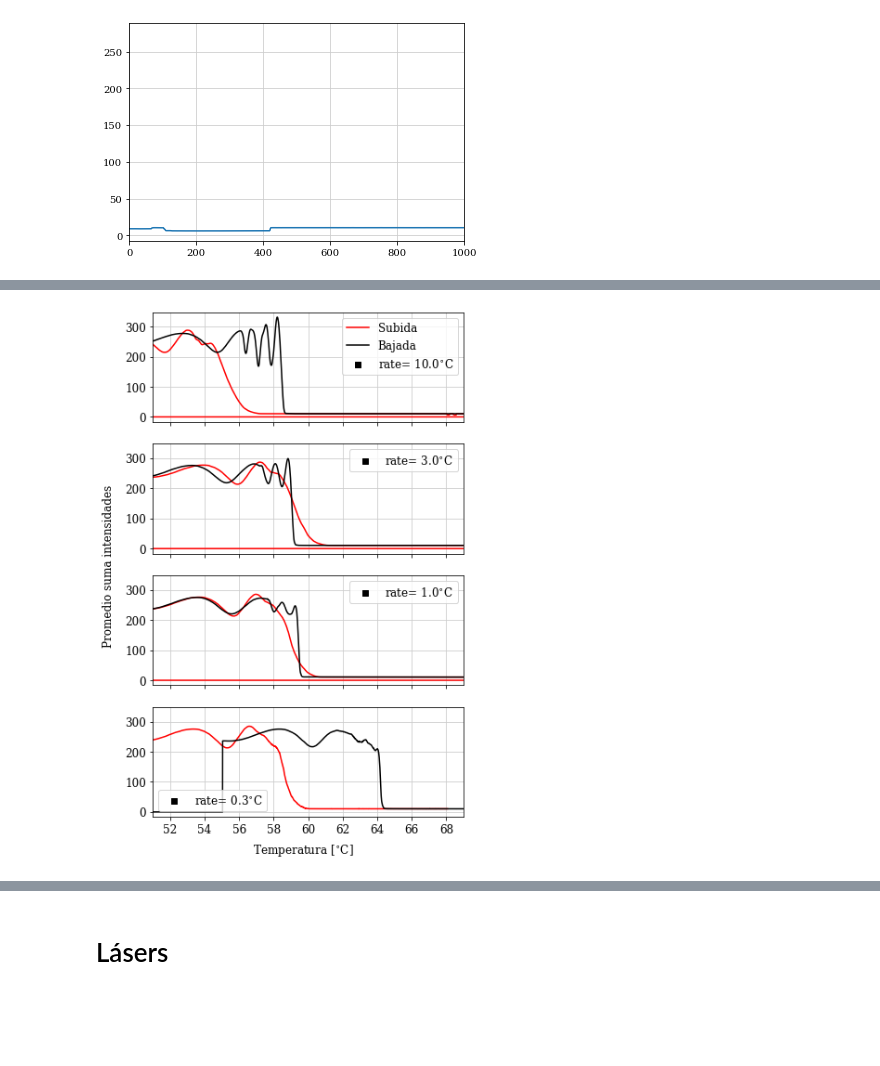
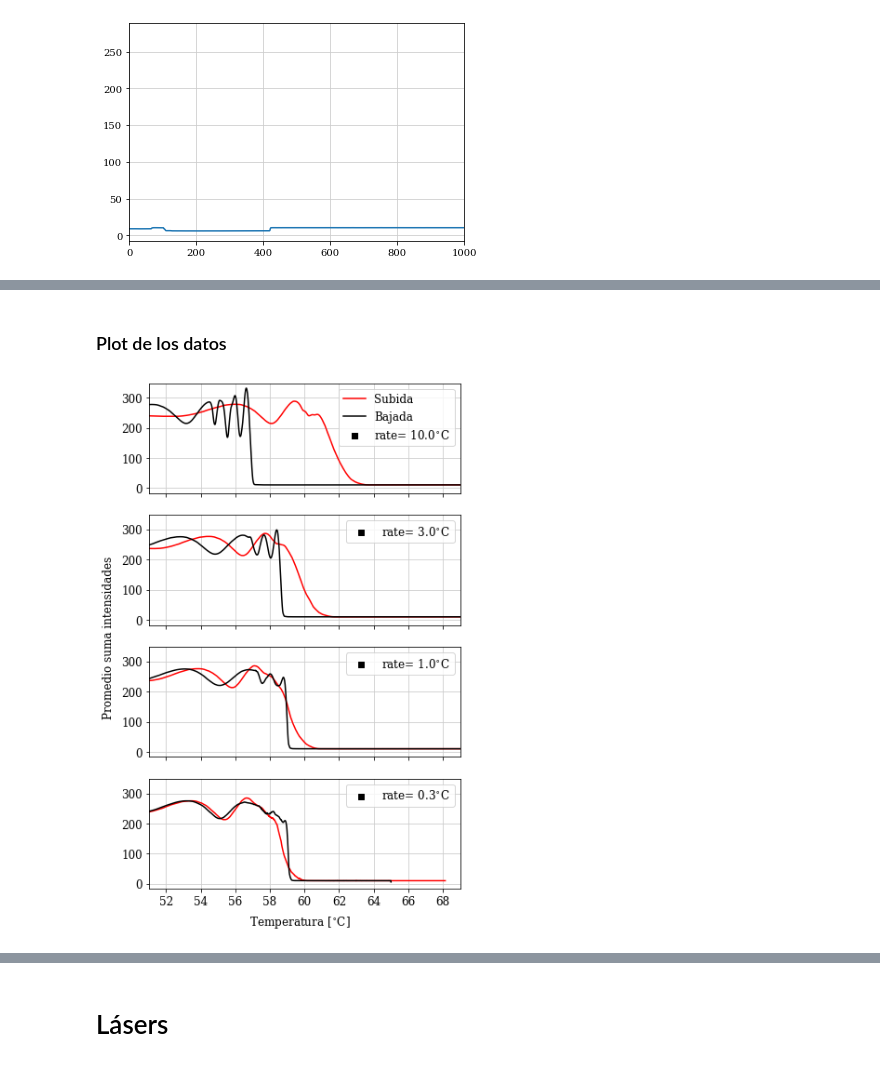
Before and after one commit to Wenupi/analysis-liquid_crystals, a Jupyter notebook: termo.ipynb, the cells around one changed output, grey strips where cells are left out. Saved outputs shown, nothing was run; the diff lists cells and outputs as text; code cells hidden in the pictures; blank space fills up the shorter version.

```diff
--- a/termo.ipynb
+++ b/termo.ipynb
@@ -451,37 +457,48 @@ for i, lim in zip(range(0, 8, 1), range_initial_frame):
     initial_frame[i] = int(np.where(np.diff(mean_array_S2[i])==np.max(np.diff(mean_array_S2[i])[lim[0]:lim[1]]))[0][0])
 
 rate_array = np.array([10, -10, 3, -3, 1, -1, 0.3, -0.3])
-T_lim_array = np.array([[50, 70],[70,50],[50, 70],[70,50],[50, 70],[70,50],[50, 70],[70,50]])  # celsius
+T_lim_array = np.array([[50, 70],[70,50],[50, 70],[70,50],[50, 70],[70,50],[50, 68],[65,50]])  # celsius. Los dos últimos fueron distintos (error al medir vid6)
+
+mean_array_S2F = []
+
+for i in range(0, 8, 1):
+    mean_array_S2F.append(mean_array_S2[i][:len(fps_array_S2[i])])  ############### USAR ESTE y no mean_array_S2 ###############
+
+mean_array_S2F = np.array(mean_array_S2F)
 
 T_array = np.zeros((8, np.max(fps_count_array)))
+T_arrayF = []
 
 for i in range(0, 8, 1):
     #np.isclose(temperature(fps_array_S2[i], initial_frame[i], T_lim_array[i][0], rate_array[i]), np.)
     #final_frame = temperature(fps_array_S2[i], initial_frame[i], T_lim_array[i][0], rate_array[i])
     T_array[i, :len(fps_array_S2[i])] = temperature(fps_array_S2[i], initial_frame[i], T_lim_array[i][0], rate_array[i])
+    T_arrayF.append(temperature(fps_array_S2[i], initial_frame[i], T_lim_array[i][0], rate_array[i]))
+
+T_arrayF = np.array(T_arrayF)
+# %% [markdown]
+### Plot de los datos
 # %%
 
 fig8, ax8 = plt.subplots(4, 1, figsize=(6, 10),
                         sharex=True, sharey=True)
 for i, j in zip(range(0, 8, 2), range(0, 4, 1)):
-    sup_lim_i = min(len(T_array[i,:]), len(mean_array_S2[i][int(initial_frame[i]):]))
-    sup_lim_i1 = min(len(T_array[i+1,:]), len(mean_array_S2[i+1][int(initial_frame[i+1]):]))
-
-    ax8[j].plot(T_array[i,:sup_lim_i], mean_array_S2[i][int(initial_frame[i]):][:sup_lim_i], color='red')
-    ax8[j].plot(T_array[i+1,:sup_lim_i1], mean_array_S2[i+1][int(initial_frame[i+1]):][:sup_lim_i1], color='black')
+    ax8[j].plot(T_arrayF[i][int(initial_frame[i]):], mean_array_S2F[i][int(initial_frame[i]):], color='red')
+    ax8[j].plot(T_arrayF[i+1][int(initial_frame[i+1]):], mean_array_S2F[i+1][int(initial_frame[i+1]):], color='black')
     ax8[j].scatter(0, 0, color='black', marker=',', label='rate= '+str(rate_array[i])+'$^{\circ}$C')
     ax8[0].plot(60,200, color='red', label='Subida')
     ax8[0].plot(60,200, color='black', label='Bajada')
 
     ax8[j].legend()
     ax8[j].set_xlim([51,69])
 
 
 fig8.text(0.5, 0.07, 'Temperatura [$^{\circ}$C]', ha='center')
-fig8.text(0, 0.5, 'Promedio suma intensidades', va='center', rotation='vertical')
+fig8.text(0.01, 0.5, 'Promedio suma intensidades', va='center', rotation='vertical')
 #fig8.tight_layout()
-fig8.savefig('img/plots/comparacionBORRAR.pdf')
+fig8.savefig('img/plots/comparacionS2.pdf')
+#fig8.savefig('img/plots/comparacionBorrarPNG.png',dpi=1000)
 
 fig8.show()
 # %% [output]
-[figure, old version]
+[figure, new version]
```
Also changed, not shown: parts of 10 cells of this notebook, 4 other files.
